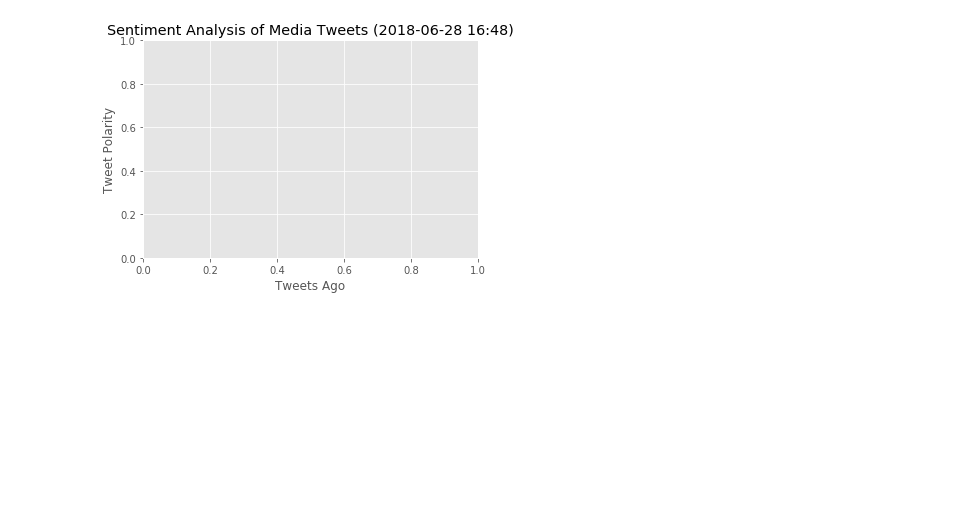
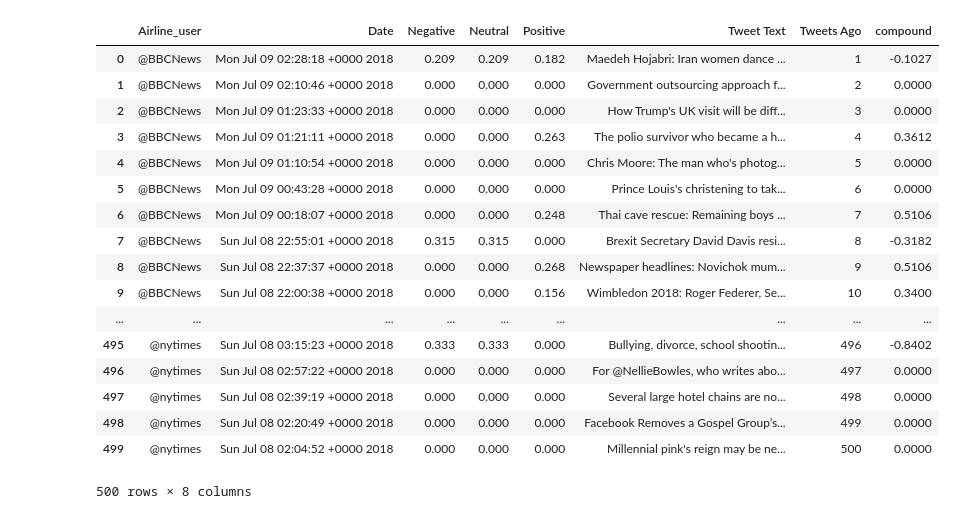
Before and after one commit to Meghanavmr/VaderSenti, a Jupyter notebook: TweetHomeWork.ipynb, the cells around one changed output. Saved outputs shown, nothing was run; the diff lists cells and outputs as text; code cells hidden in the pictures; blank space fills up the shorter version.

```diff
--- a/TweetHomeWork.ipynb
+++ b/TweetHomeWork.ipynb
@@ -98,15 +28,62 @@ Negative: 0.09505
-# %%
-# Create plot
-# YOUR CODE HERE
-
-# # Incorporate the other graph properties
-now = datetime.now()
-now = now.strftime("%Y-%m-%d %H:%M")
-plt.title(f"Sentiment Analysis of Media Tweets ({now})")
-plt.ylabel("Tweet Polarity")
-plt.xlabel("Tweets Ago")
-plt.x = compound_list
-plt.y =
-plt.show()
-# %% [output]
-[figure, removed]
+# %%
+# Target User Account
+target_user = ("@BBCNews", "@CNN", "@CBS","@FOXNEWS","@nytimes")
+
+# set counter
+counter = 1
+
+# List
+senti_results_list = []
+
+# Loop through each user
+for user in target_user:
+
+    # Loop through 10 pages of tweets (total 100 tweets)
+
+        public_tweets = api.user_timeline(user, count =100)
+
+        # Loop through all tweets
+        for tweet in public_tweets:
+
+            # Run Vader Analysis on each tweet
+            polarity = analyzer.polarity_scores(tweet["text"])
+            compound = polarity["compound"]
+            pos = polarity["pos"]
+            neu = polarity["neu"]
+            neg = polarity["neg"]
+            tweets_ago = counter
+
+# Add into list each tweet
+            senti_results_list.append({"Airline_user": user,
+                                         "Date":tweet["created_at"],
+                                         "compound": compound,
+                                         "Positive": pos,
+                                         "Negative": neg,
+                                         "Neutral": neg,
+                                         "Tweets Ago": counter,
+                                         "Tweet Text": tweet['text']
+                                         })
+# increase counter
+            counter += 1
+# %%
+senti_results_list_df = pd.DataFrame.from_dict(senti_results_list)
+senti_results_list_df
+# %% [output]
+|  | Airline_user | Date | Negative | Neutral | Positive | Tweet Text | Tweets Ago | compound |
+| 0 | @BBCNews | Mon Jul 09 02:28:18 +0000 2018 | 0.209 | 0.209 | 0.182 | Maedeh Hojabri: Iran women dance ... | 1 | -0.1027 |
+| 1 | @BBCNews | Mon Jul 09 02:10:46 +0000 2018 | 0.000 | 0.000 | 0.000 | Government outsourcing approach f... | 2 | 0.0000 |
+| 2 | @BBCNews | Mon Jul 09 01:23:33 +0000 2018 | 0.000 | 0.000 | 0.000 | How Trump's UK visit will be diff... | 3 | 0.0000 |
+| 3 | @BBCNews | Mon Jul 09 01:21:11 +0000 2018 | 0.000 | 0.000 | 0.263 | The polio survivor who became a h... | 4 | 0.3612 |
+| 4 | @BBCNews | Mon Jul 09 01:10:54 +0000 2018 | 0.000 | 0.000 | 0.000 | Chris Moore: The man who's photog... | 5 | 0.0000 |
+| 5 | @BBCNews | Mon Jul 09 00:43:28 +0000 2018 | 0.000 | 0.000 | 0.000 | Prince Louis's christening to tak... | 6 | 0.0000 |
+| 6 | @BBCNews | Mon Jul 09 00:18:07 +0000 2018 | 0.000 | 0.000 | 0.248 | Thai cave rescue: Remaining boys ... | 7 | 0.5106 |
+| 7 | @BBCNews | Sun Jul 08 22:55:01 +0000 2018 | 0.315 | 0.315 | 0.000 | Brexit Secretary David Davis resi... | 8 | -0.3182 |
+| 8 | @BBCNews | Sun Jul 08 22:37:37 +0000 2018 | 0.000 | 0.000 | 0.268 | Newspaper headlines: Novichok mum... | 9 | 0.5106 |
+| 9 | @BBCNews | Sun Jul 08 22:00:38 +0000 2018 | 0.000 | 0.000 | 0.156 | Wimbledon 2018: Roger Federer, Se... | 10 | 0.3400 |
+| ... | ... | ... | ... | ... | ... | ... | ... | ... |
+| 495 | @nytimes | Sun Jul 08 03:15:23 +0000 2018 | 0.333 | 0.333 | 0.000 | Bullying, divorce, school shootin... | 496 | -0.8402 |
+| 496 | @nytimes | Sun Jul 08 02:57:22 +0000 2018 | 0.000 | 0.000 | 0.000 | For @NellieBowles, who writes abo... | 497 | 0.0000 |
+| 497 | @nytimes | Sun Jul 08 02:39:19 +0000 2018 | 0.000 | 0.000 | 0.000 | Several large hotel chains are no... | 498 | 0.0000 |
+| 498 | @nytimes | Sun Jul 08 02:20:49 +0000 2018 | 0.000 | 0.000 | 0.000 | Facebook Removes a Gospel Group’s... | 499 | 0.0000 |
+| 499 | @nytimes | Sun Jul 08 02:04:52 +0000 2018 | 0.000 | 0.000 | 0.000 | Millennial pink's reign may be ne... | 500 | 0.0000 |
+500 rows × 8 columns
```
Also changed, not shown: parts of 8 cells of this notebook, 3 other files.
